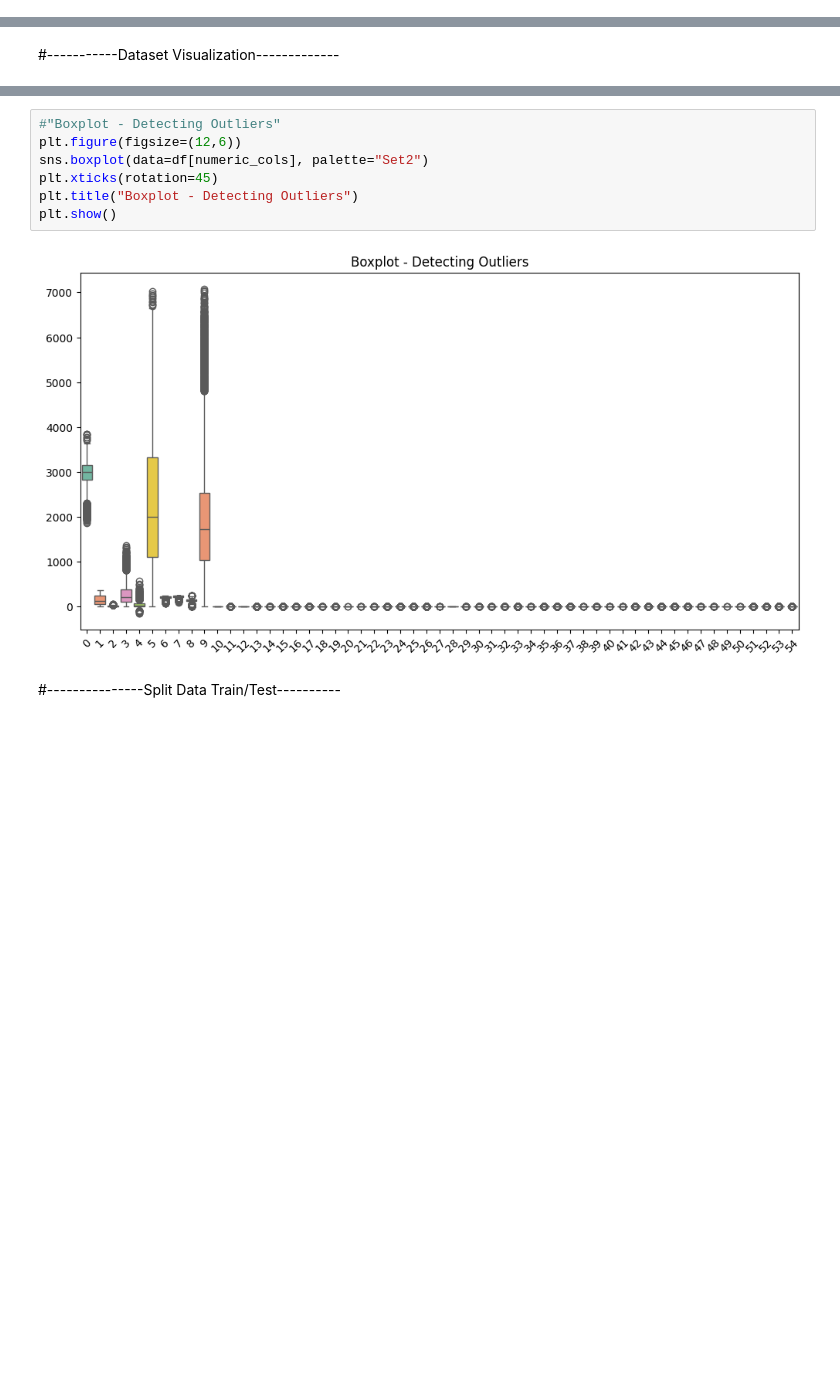
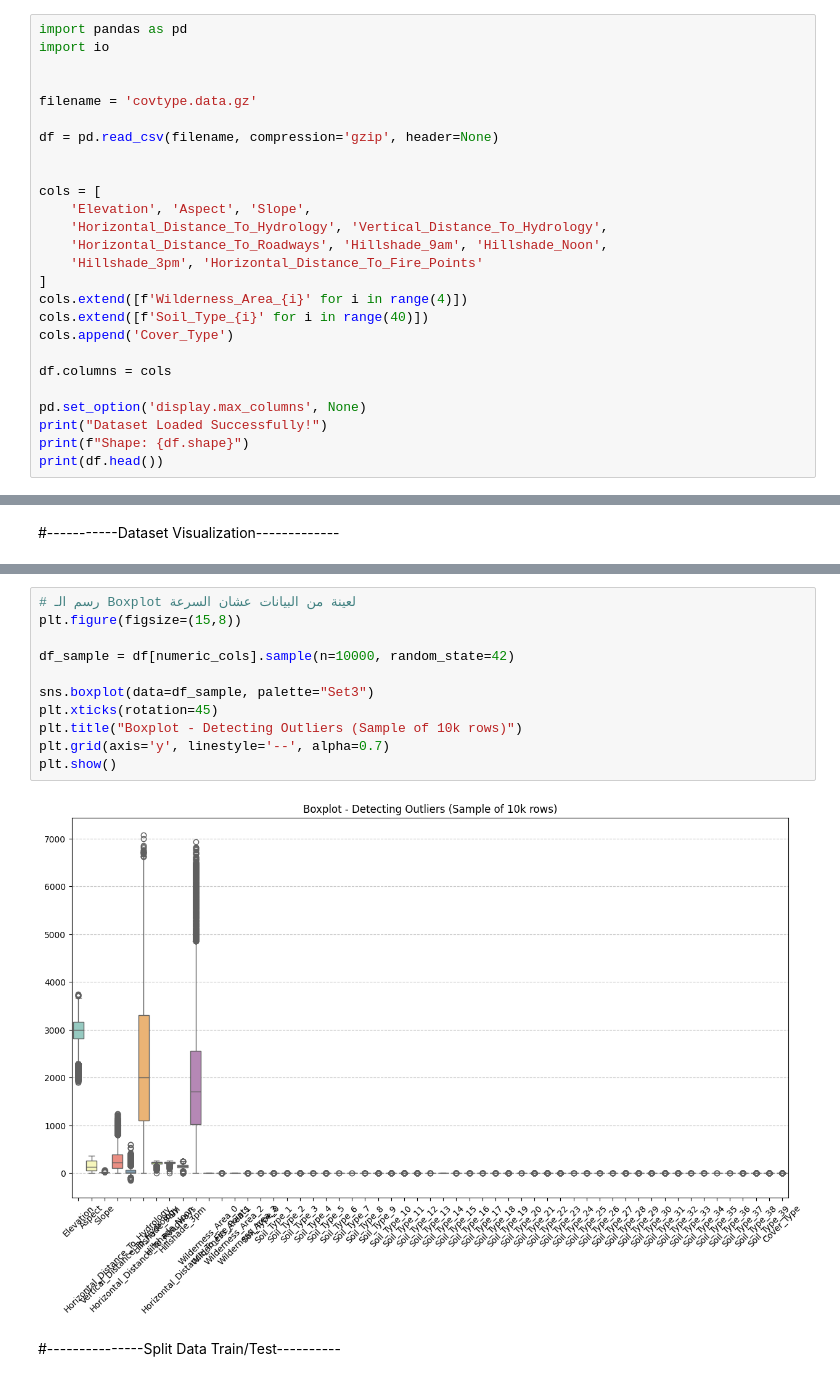
Before and after one commit to Sarah1542/Test3-Forest-CoverType-Classification, a Jupyter notebook: Forest_Cover_Type_Classification.ipynb, the cells around one changed output, grey strips where cells are left out. Drawn from its saved outputs; the diff is of its cells as text; blank space fills up the shorter version.

```diff
--- a/Forest_Cover_Type_Classification.ipynb
+++ b/Forest_Cover_Type_Classification.ipynb
@@ -44,0 +15,26 @@ Uploaded files: dict_keys(['forest_dataset (2).csv'])
+# %%
+import pandas as pd
+import io
+
+
+filename = 'covtype.data.gz'
+
+df = pd.read_csv(filename, compression='gzip', header=None)
+
+
+cols = [
+    'Elevation', 'Aspect', 'Slope',
+    'Horizontal_Distance_To_Hydrology', 'Vertical_Distance_To_Hydrology',
+    'Horizontal_Distance_To_Roadways', 'Hillshade_9am', 'Hillshade_Noon',
+    'Hillshade_3pm', 'Horizontal_Distance_To_Fire_Points'
+]
+cols.extend([f'Wilderness_Area_{i}' for i in range(4)])
+cols.extend([f'Soil_Type_{i}' for i in range(40)])
+cols.append('Cover_Type')
+
+df.columns = cols
+
+pd.set_option('display.max_columns', None)
+print("Dataset Loaded Successfully!")
+print(f"Shape: {df.shape}")
+print(df.head())
@@ -89,12 +129,16 @@ plt.show()
 # %%
-#"Boxplot - Detecting Outliers"
-plt.figure(figsize=(12,6))
-sns.boxplot(data=df[numeric_cols], palette="Set2")
+# رسم الـ Boxplot لعينة من البيانات عشان السرعة
+plt.figure(figsize=(15,8))
+
+df_sample = df[numeric_cols].sample(n=10000, random_state=42)
+
+sns.boxplot(data=df_sample, palette="Set3")
 plt.xticks(rotation=45)
-plt.title("Boxplot - Detecting Outliers")
+plt.title("Boxplot - Detecting Outliers (Sample of 10k rows)")
+plt.grid(axis='y', linestyle='--', alpha=0.7)
 plt.show()
 # %% [output]
-[figure, old version]
+[figure, new version]
 # %% [markdown]
 #---------------Split Data Train/Test----------
 # %%
```
Also changed, not shown: parts of 33 cells of this notebook, 2 other files.
